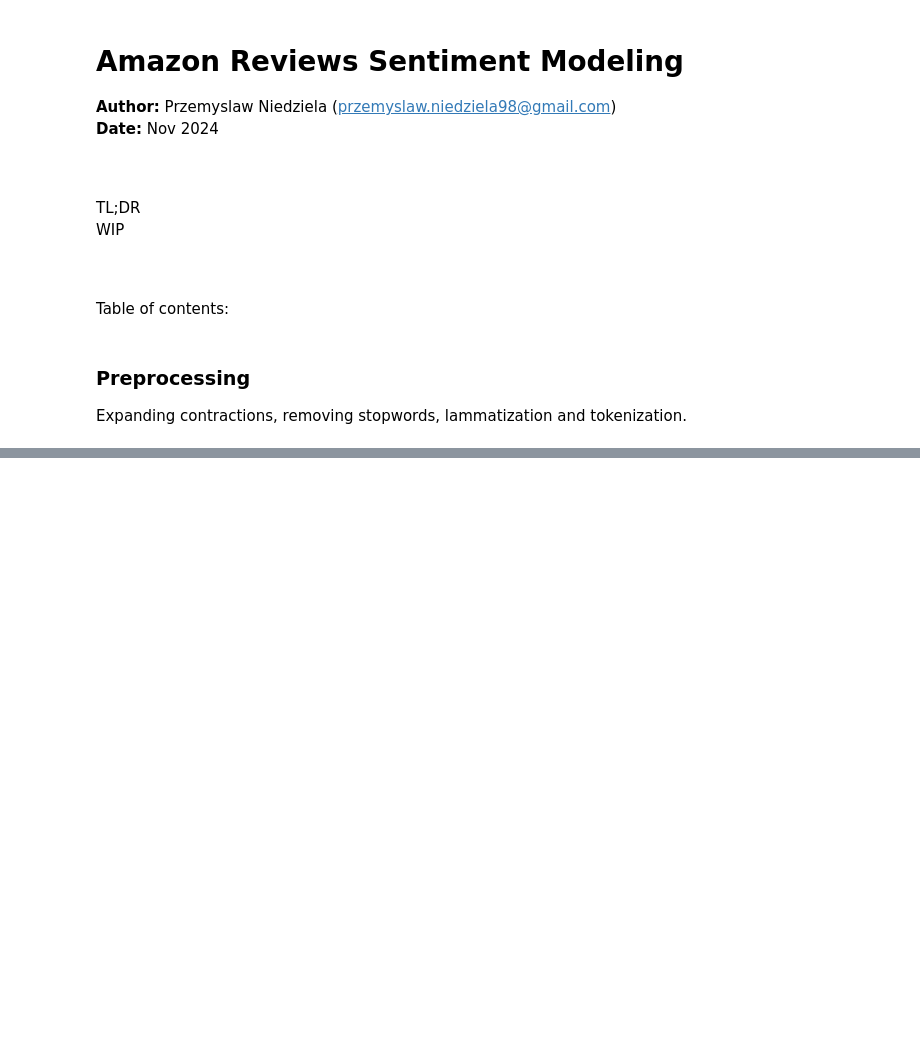
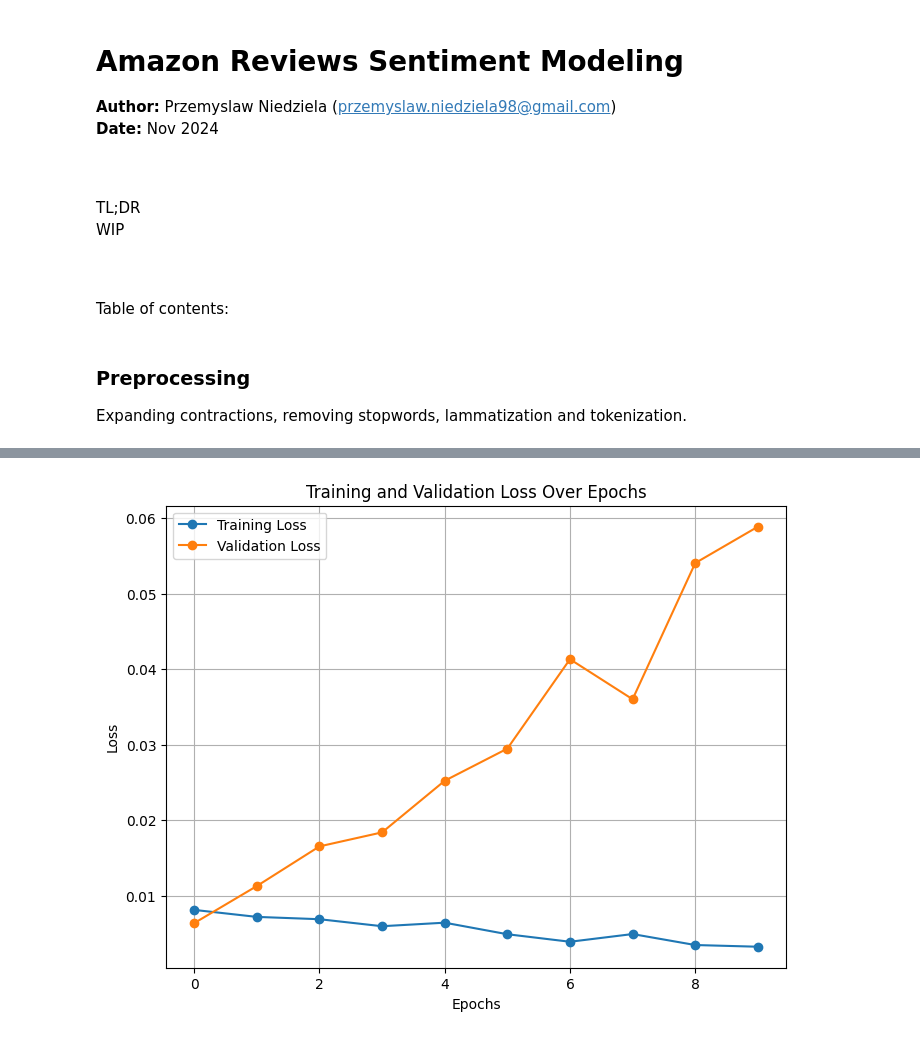
Before and after one commit to przemyslawniedziela98/amazon-reviews-exploration, a Jupyter notebook: amazon_reviews_sentiment_modeling.ipynb, the cells around one changed output, grey strips where cells are left out. Drawn from its saved outputs; the diff is of its cells as text; code cells hidden in the pictures; blank space fills up the shorter version.

Commit message:
improving modeling

```diff
--- a/amazon_reviews_sentiment_modeling.ipynb
+++ b/amazon_reviews_sentiment_modeling.ipynb
@@ -67,9 +72,7 @@ def preprocess_text(text):
     tokens = [lemmatizer.lemmatize(token) for token in tokens if token not in stop_words]
     return ' '.join(tokens)
 
-dataset['clean_text'] = dataset['Text'].apply(preprocess_text)
-
-text_data = dataset['clean_text']
+text_data = dataset_subset['Text'].apply(preprocess_text)
 tokenizer = Tokenizer(num_words=20000)
 tokenizer.fit_on_texts(text_data)
 sequences = tokenizer.texts_to_sequences(text_data)
@@ -89,24 +139,24 @@ cluster_labels = mlb.fit_transform([[label] for label in pseudo_labels])
+# %%
+labels = (dataset_subset['Score'] >= 4).astype(int).values
 # %%
-def create_model(vocab_size, max_seq_len, num_labels):
+def create_model(vocab_size, max_seq_len):
     inputs = Input(shape=(max_seq_len,))
     x = Embedding(input_dim=vocab_size, output_dim=128, input_length=max_seq_len)(inputs)
     x = Bidirectional(LSTM(64, return_sequences=True))(x)
     x = GlobalMaxPooling1D()(x)
     x = Dropout(0.5)(x)
     x = Dense(64, activation='relu')(x)
-    outputs = Dense(num_labels, activation='sigmoid')(x)
+    outputs = Dense(1, activation='sigmoid')(x)
 
-    model = Model(inputs=inputs, outputs=outputs)
-    return model
+    return Model(inputs=inputs, outputs=outputs)
 
-num_labels = cluster_labels.shape[1]
-vocab_size = min(len(word_index) + 1, 20000)
-model = create_model(vocab_size, max_seq_len, num_labels)
 
+model = create_model(min(len(word_index) + 1, 20000), 100)
 model.compile(optimizer='adam', loss='binary_crossentropy', metrics=['accuracy'])
 # %%
-X_train, X_val, y_train, y_val = train_test_split(data, cluster_labels, test_size=0.2, random_state=42)
+labels_train = np.array(labels)
 
-history = model.fit(X_train, y_train, epochs=10, batch_size=32, validation_data=(X_val, y_val))
+X_train, X_test, y_train, y_test = train_test_split(data, labels_train, test_size=0.2, random_state=42)
+history = model.fit(X_train, y_train, batch_size=32, epochs=10, validation_split=0.2)
 # %% [output]
 Epoch 1/10
@@ -115,0 +191,16 @@ Epoch 2/10
+# %%
+training_loss = history.history['loss']
+validation_loss = history.history.get('val_loss')
+
+plt.figure(figsize=(8, 6))
+plt.plot(training_loss, label='Training Loss', marker='o')
+if validation_loss is not None:
+    plt.plot(validation_loss, label='Validation Loss', marker='o')
+plt.title('Training and Validation Loss Over Epochs')
+plt.xlabel('Epochs')
+plt.ylabel('Loss')
+plt.legend()
+plt.grid(True)
+plt.show()
+# %% [output]
+[figure, added]
```
Also changed, not shown: parts of 9 cells of this notebook, 1 other file.
